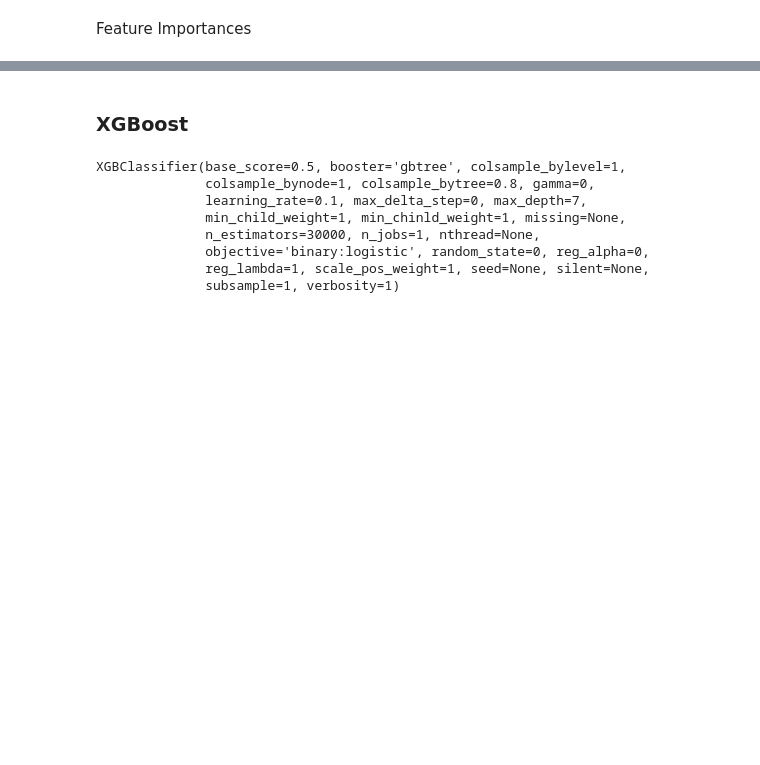
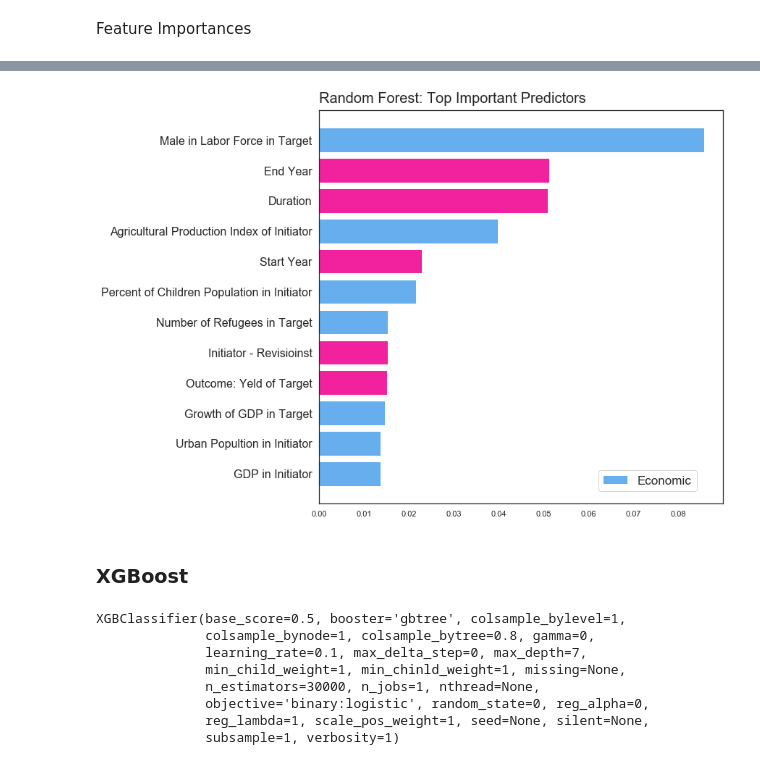
Before and after one commit to elena-du/Military-Interstate-Dispute-Analysis, a Jupyter notebook: III-Classification_ab_Econ2017_Tree_Ensamble.ipynb, the cells around one changed output, grey strips where cells are left out. Cells and saved outputs as stored; diff of their text form; code cells hidden in the pictures; blank space fills up the shorter version.

```diff
--- a/III-Classification_ab_Econ2017_Tree_Ensamble.ipynb
+++ b/III-Classification_ab_Econ2017_Tree_Ensamble.ipynb
@@ -329,0 +360,2 @@ plt.xlim([-1, X_train.shape[1]]);
+# %%
+important_features = important_features.sort_values(by=['Importance'], ascending=False)
@@ -330,3 +372,18 @@ plt.xlim([-1, X_train.shape[1]]);
+# %%
+i = important_features.sort_values(by=['Importance'], ascending=True).iloc[113:, :]
+# %%
+i['economic'] = [True, True, True, False, False, True, True, False, True, False, False, True]
+# %%
+labels = ['GDP in Initiator', 'Urban Popultion in Initiator','Growth of GDP in Target','Outcome: Yeld of Target', 'Initiator - Revisioinst','Number of Refugees in Target','Percent of Children Population in Initiator','Start Year','Agricultural Production Index of Initiator','Duration', 'End Year', 'Male in Labor Force in Target' ]
+# %%
+plt.figure(figsize=[10,10])
+plt.barh(i['name'], width=i['Importance'],
+         color=i.economic.map({True:'#66AEED', False:'#F2229F'}))
+plt.legend(np.arange(2), labels=('Economic', 'Political'),bbox_to_anchor=(0.95, 0.1), fontsize=17);#, bbox_to_anchor=(1.03, 1.2)
+plt.yticks(np.arange(12), labels=labels, fontsize=16)
+plt.title('Random Forest: Top Important Predictors', loc='left', pad=10, fontsize=20);
+# %% [output]
+[figure, added]
 # %% [markdown]
 ### XGBoost
 # %%
```
Also changed, not shown: parts of 50 cells of this notebook, 12 other files.
